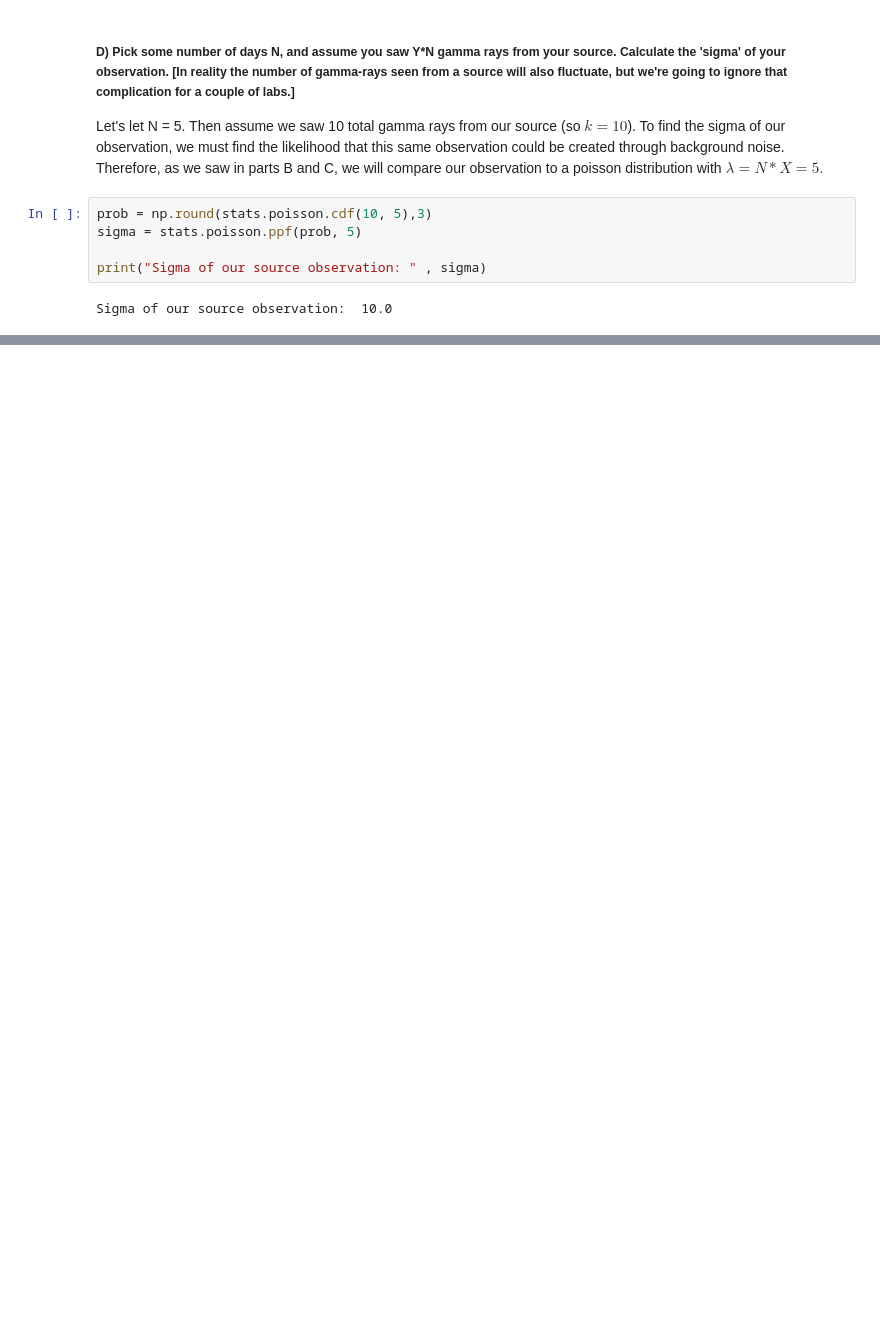
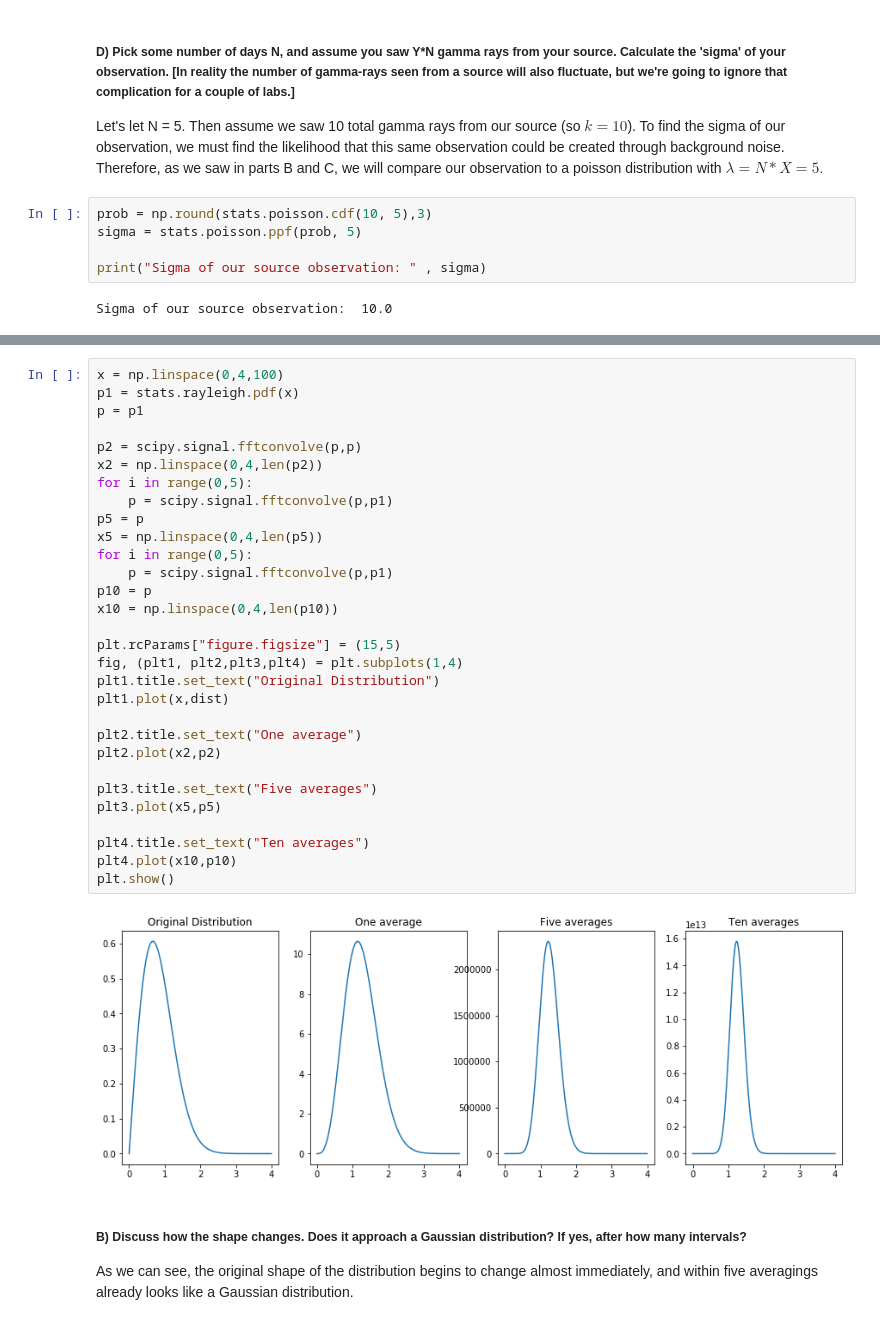
Before and after one commit to chkboris/Physics-434, a Jupyter notebook: Lab 2.ipynb, the cells around one changed output, grey strips where cells are left out. Drawn from its saved outputs; the diff is of its cells as text; blank space fills up the shorter version.

```diff
--- a/Lab 2.ipynb
+++ b/Lab 2.ipynb
@@ -178,0 +185,36 @@ Sigma of our source observation:  10.0
+# %%
+x = np.linspace(0,4,100)
+p1 = stats.rayleigh.pdf(x)
+p = p1
+
+p2 = scipy.signal.fftconvolve(p,p)
+x2 = np.linspace(0,4,len(p2))
+for i in range(0,5):
+    p = scipy.signal.fftconvolve(p,p1)
+p5 = p
+x5 = np.linspace(0,4,len(p5))
+for i in range(0,5):
+    p = scipy.signal.fftconvolve(p,p1)
+p10 = p
+x10 = np.linspace(0,4,len(p10))
+
+plt.rcParams["figure.figsize"] = (15,5)
+fig, (plt1, plt2,plt3,plt4) = plt.subplots(1,4)
+plt1.title.set_text("Original Distribution")
+plt1.plot(x,dist)
+
+plt2.title.set_text("One average")
+plt2.plot(x2,p2)
+
+plt3.title.set_text("Five averages")
+plt3.plot(x5,p5)
+
+plt4.title.set_text("Ten averages")
+plt4.plot(x10,p10)
+plt.show()
+# %% [output]
+[figure, added]
+# %% [markdown]
+##### B) Discuss how the shape changes. Does it approach a Gaussian distribution? If yes, after how many intervals?
+
+As we can see, the original shape of the distribution begins to change almost immediately, and within five averagings already looks like a Gaussian distribution.
```
Also changed, not shown: parts of 9 cells of this notebook.
